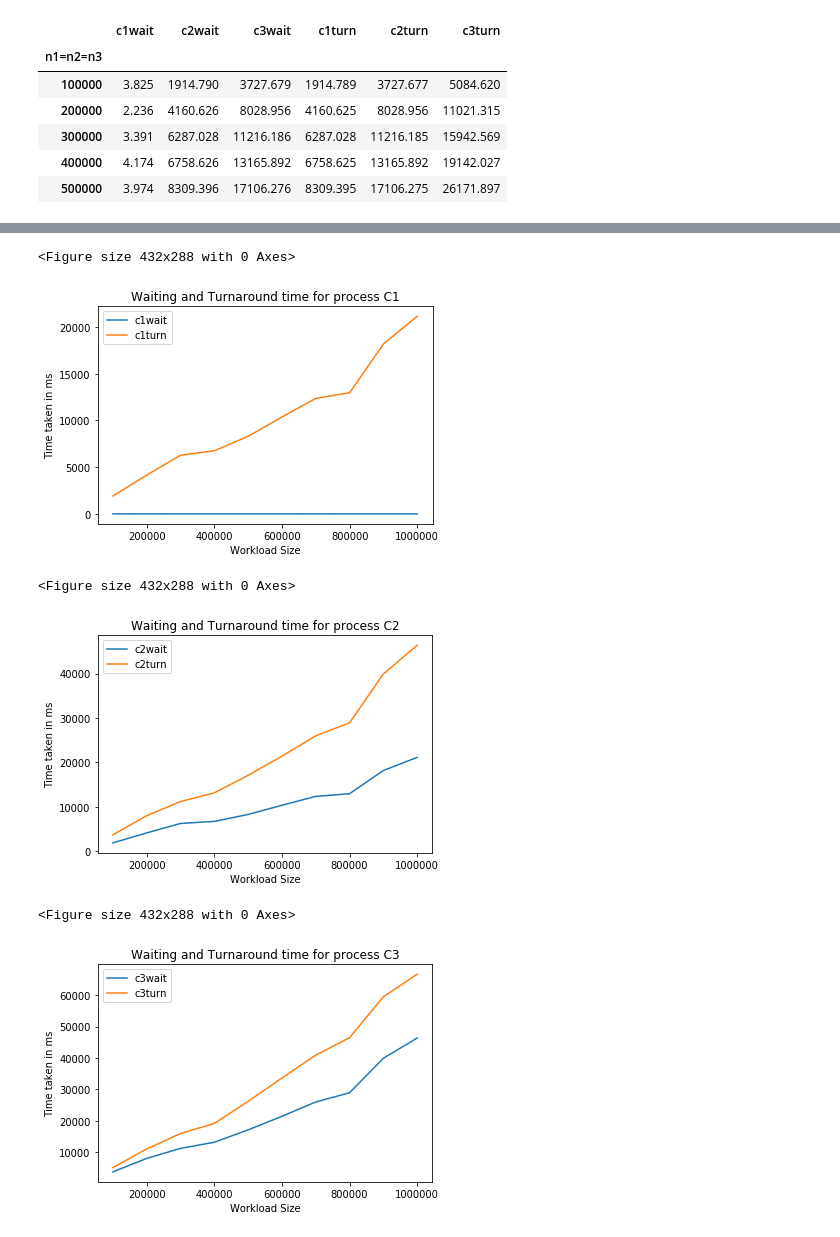
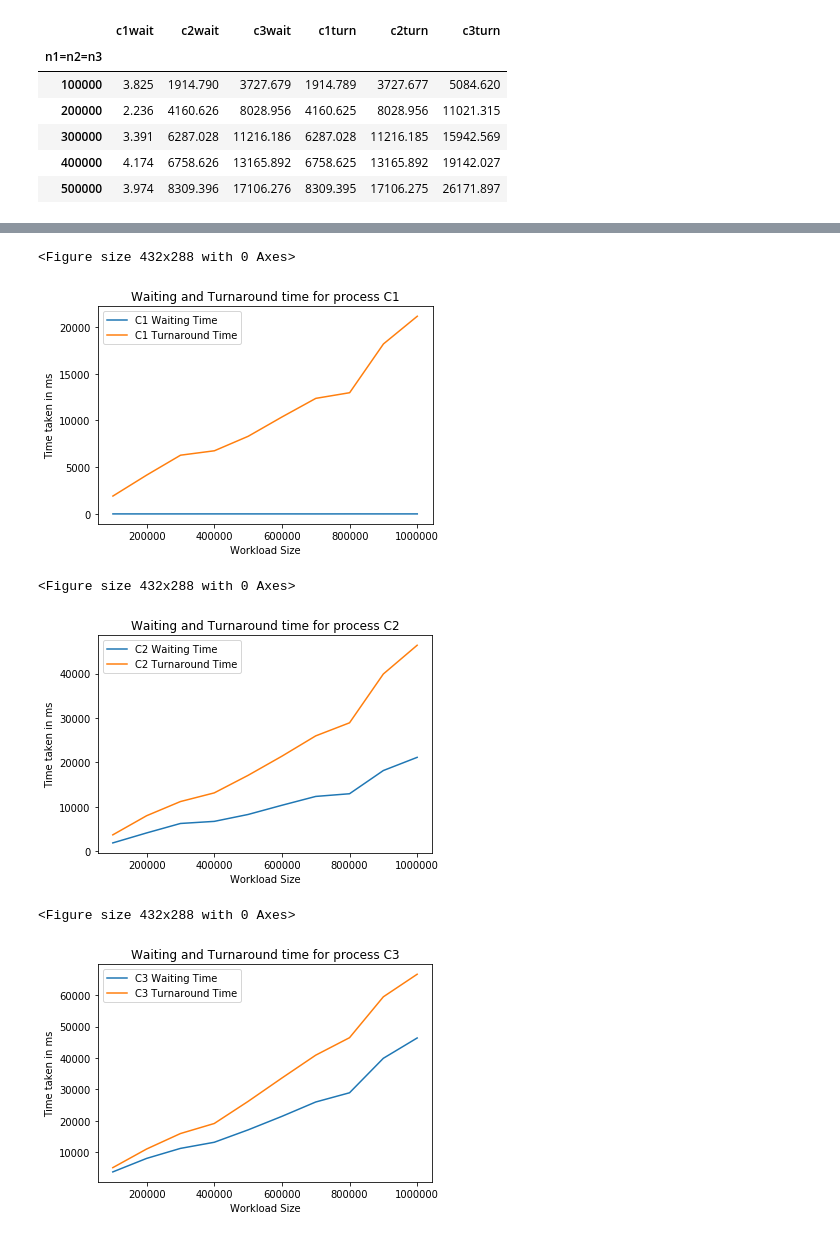
Before and after one commit to Amogh-Bharadwaj/OS_Assignment, a Jupyter notebook: fcfs.ipynb, the cells around one changed output, grey strips where cells are left out. Cells and saved outputs as stored; diff of their text form; code cells hidden in the pictures.

Commit message:
fixed fcfs graphs

```diff
--- a/fcfs.ipynb
+++ b/fcfs.ipynb
@@ -4,7 +4,7 @@ import matplotlib.pyplot as plt
 import numpy as np
 # %%
 import pandas as pd
-df = pd.read_csv("fcfsdata.csv")
+df = pd.read_csv("data/fcfsdata.csv")
 # %%
 df = df.set_index("n1=n2=n3")
 df.head()
@@ -16,3 +16,7 @@ df.head()
 | 300000 | 3.391 | 6287.028 | 11216.186 | 6287.028 | 11216.185 | 15942.569 |
 | 400000 | 4.174 | 6758.626 | 13165.892 | 6758.625 | 13165.892 | 19142.027 |
 | 500000 | 3.974 | 8309.396 | 17106.276 | 8309.395 | 17106.275 | 26171.897 |
+# %%
+df.rename(columns = {'c1wait': 'C1 Waiting Time', 'c2wait': 'C2 Waiting Time', 'c3wait': 'C3 Waiting Time'
+                    , 'c1turn': 'C1 Turnaround Time', 'c2turn': 'C2 Turnaround Time', 'c3turn': 'C3 Turnaround Time'}, inplace = True)
+df
@@ -19,15 +36,15 @@ df.head()
 # %%
-df1 = df[['c1wait','c1turn']]
+df1 = df[['C1 Waiting Time','C1 Turnaround Time']]
 plt.figure()
 df1.plot(title='Waiting and Turnaround time for process C1')
 plt.xlabel('Workload Size')
 plt.ylabel('Time taken in ms')
 plt.show()
 # %% [output]
 <Figure size 432x288 with 0 Axes>
-[figure, old version]
+[figure, new version]
 # %%
-df2 = df[['c2wait','c2turn']]
+df2 = df[['C2 Waiting Time','C2 Turnaround Time']]
 plt.figure()
 df2.plot(title='Waiting and Turnaround time for process C2')
 plt.xlabel('Workload Size')
@@ -35,9 +52,9 @@ plt.ylabel('Time taken in ms')
 plt.show()
 # %% [output]
 <Figure size 432x288 with 0 Axes>
-[figure, old version]
+[figure, new version]
 # %%
-df3 = df[['c3wait','c3turn']]
+df3 = df[['C3 Waiting Time','C3 Turnaround Time']]
 plt.figure()
 df3.plot(title='Waiting and Turnaround time for process C3')
 plt.xlabel('Workload Size')
@@ -45,7 +62,7 @@ plt.ylabel('Time taken in ms')
 plt.show()
 # %% [output]
 <Figure size 432x288 with 0 Axes>
-[figure, old version]
+[figure, new version]
 # %%
 plt.figure()
 df.plot(title='Waiting and Turnaround time for process C1')
```
Also changed, not shown: parts of 2 cells of this notebook.
